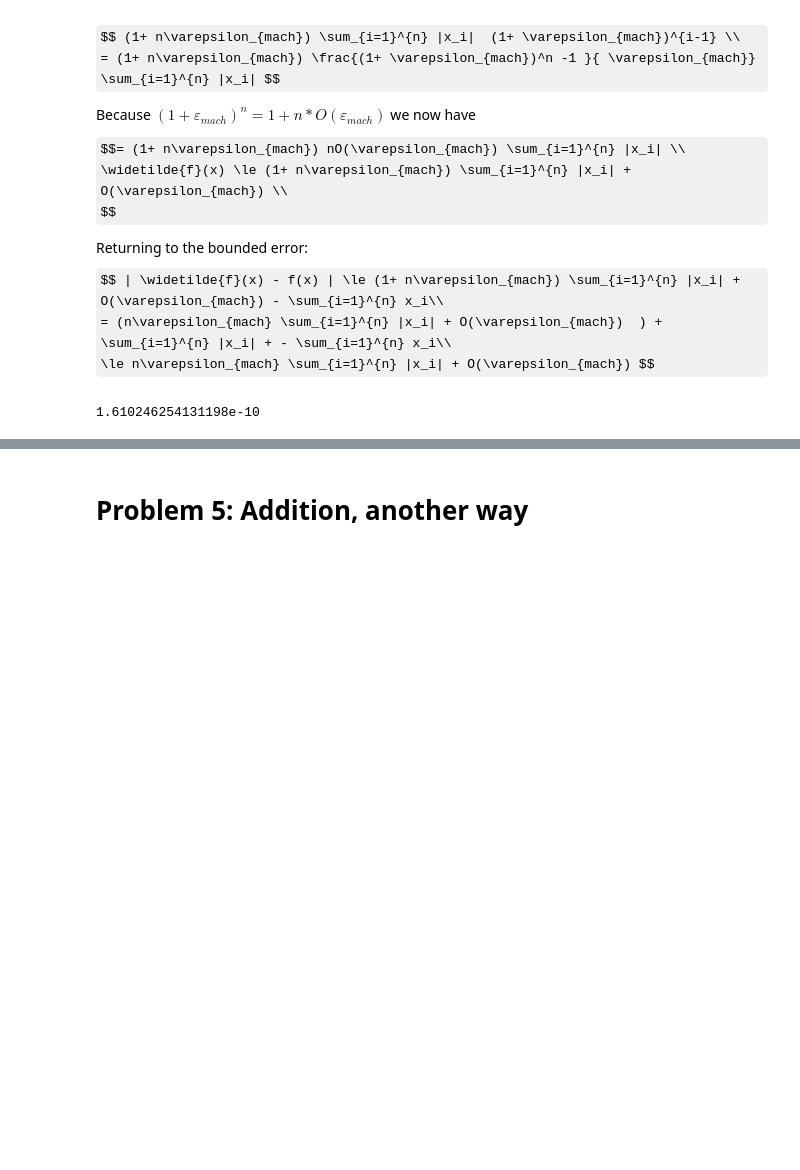
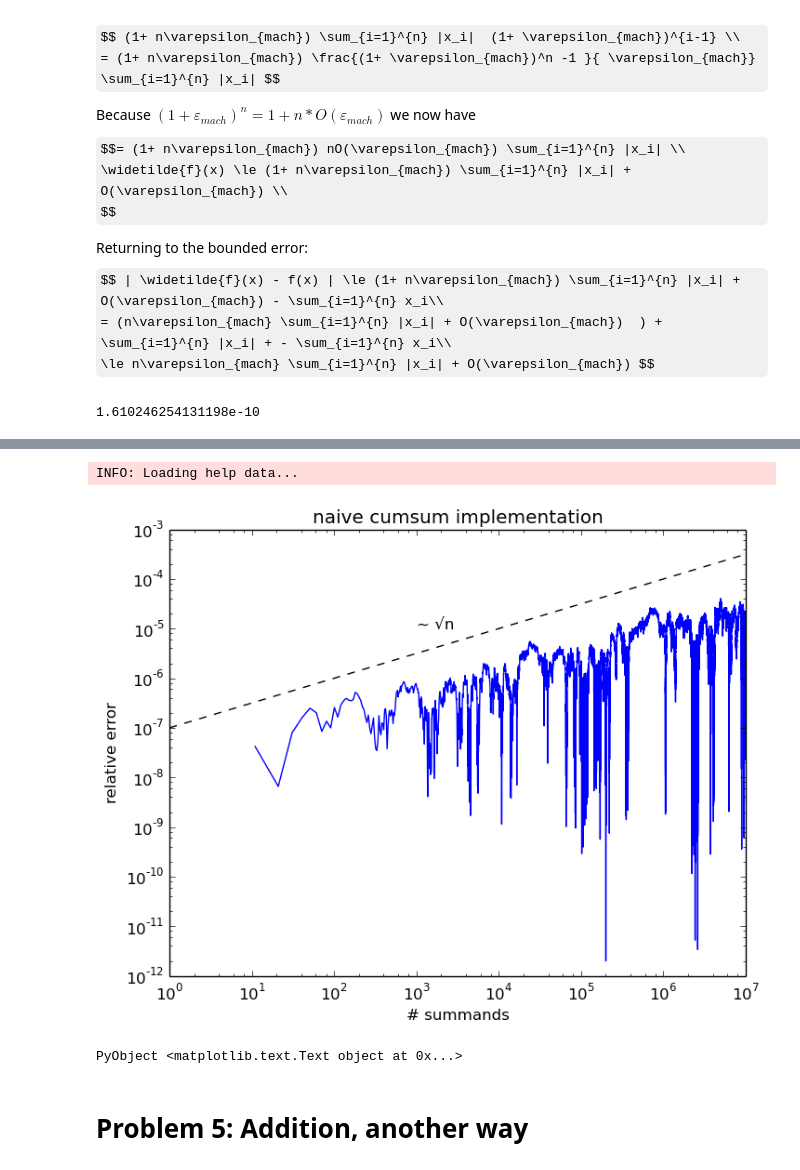
Before and after one commit to lhogstrom/ThornsInRoses, a Jupyter notebook: 18_335/18.335_PS1.ipynb, the cells around one changed output, grey strips where cells are left out. Drawn from its saved outputs; the diff is of its cells as text; code cells hidden in the pictures; some formulas as TeX source; blank space fills up the shorter version.

Commit message:
floating point error accumulated from sequential sum

```diff
--- a/18_335/18.335_PS1.ipynb
+++ b/18_335/18.335_PS1.ipynb
@@ -374,0 +426,25 @@ This result is related to a random walk because $\sqrt{n}$ is the average positi
+# %%
+function my_cumsum(x)
+    y = similar(x) # allocate an array of the same type and size as x
+    y[1] = x[1]
+    for i = 2:length(x)
+        y[i] = y[i-1] + x[i]
+    end
+    return y
+end
+
+x = rand(Float32, 10^7) # 10^7 single-precision values uniform in [0,1)
+@time y = my_cumsum(x)
+yexact = my_cumsum(float64(x)) # same thing in double precision
+err = abs(y - yexact) ./ abs(yexact) # relative error in y
+
+using PyPlot
+n = 1:10:length(err) # downsample by 10 for plotting speed
+loglog(n, err[n])
+ylabel("relative error")
+xlabel("# summands")
+# plot a √n line for comparison
+loglog([1,length(err)], sqrt([1,length(err)]) * 1e-7, "k--")
+gca()[:annotate]("~ √n", xy=(1e3,1e-5), xytext=(1e3,1e-5))
+title("naive cumsum implementation")
+# %% [output]
@@ -375,3 +452,6 @@ This result is related to a random walk because $\sqrt{n}$ is the average positi
+INFO: Loading help data...
+[figure, added]
+PyObject <matplotlib.text.Text object at 0x...>
 # %% [markdown]
 # Problem 5: Addition, another way
 # %% [markdown]
```
Also changed, not shown: parts of 16 cells of this notebook.
